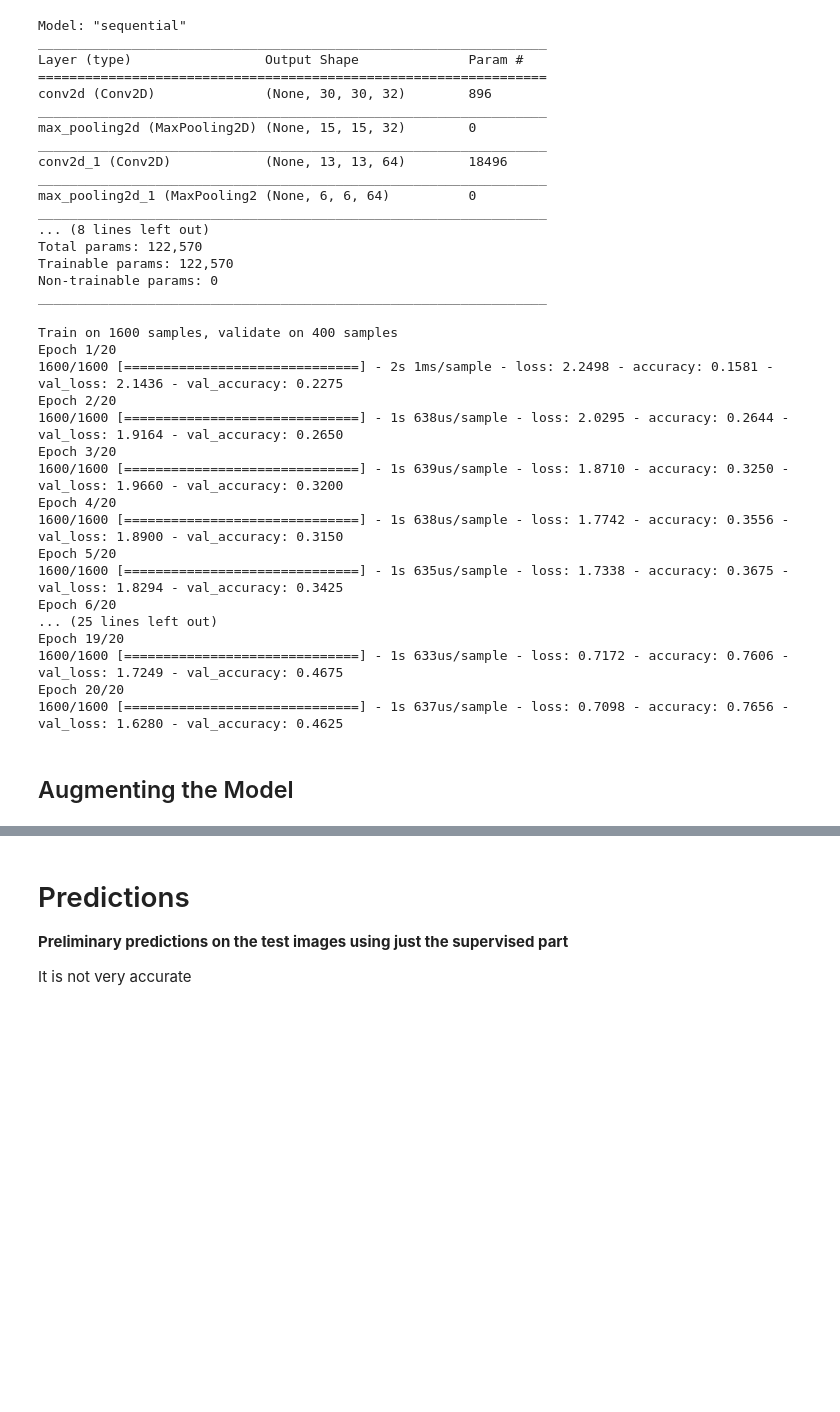
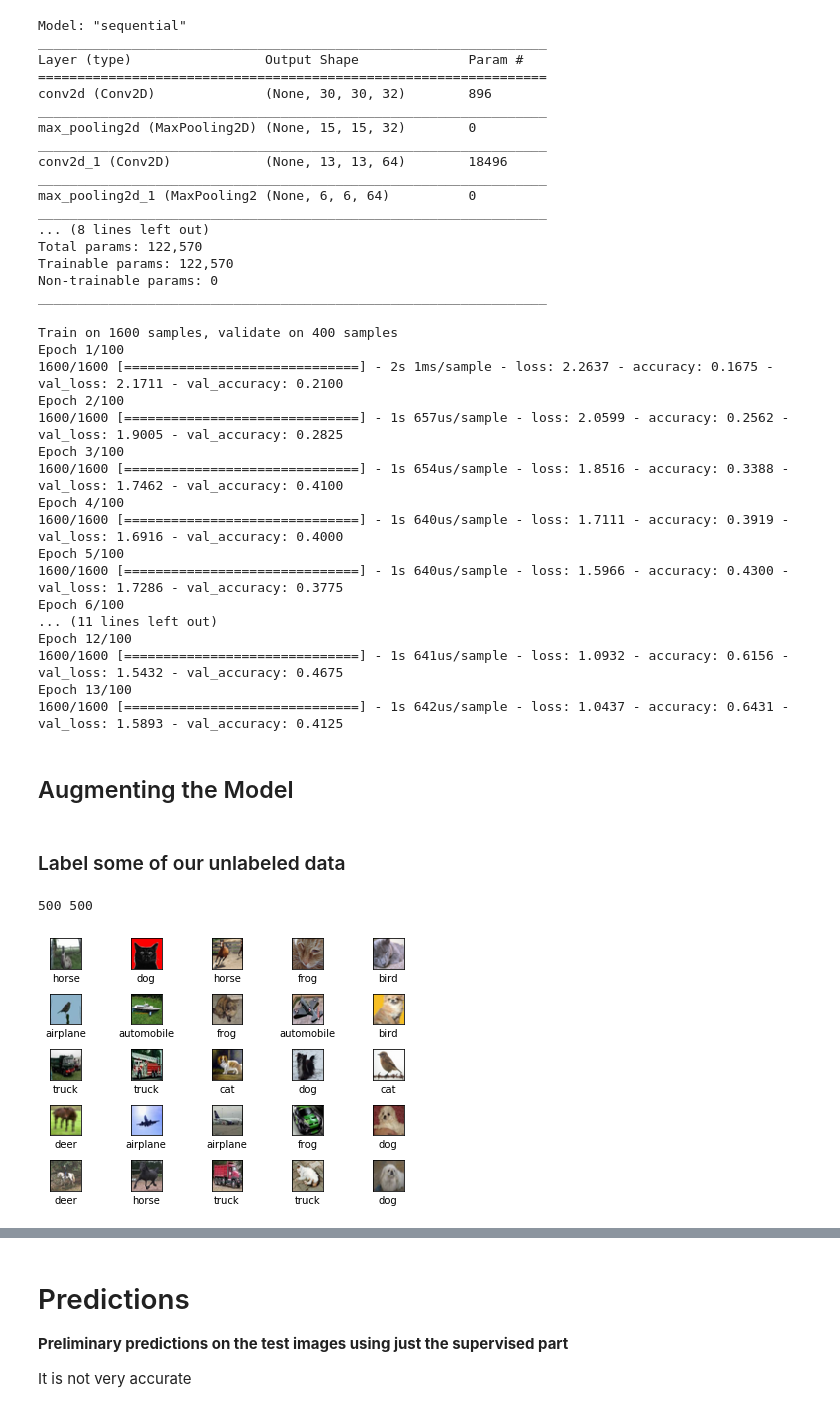
Before and after one commit to ryansun12/CSE142, a Jupyter notebook: Project 3.ipynb, the cells around one changed output, grey strips where cells are left out. Drawn from its saved outputs; the diff is of its cells as text; code cells hidden in the pictures; blank space fills up the shorter version.

```diff
--- a/Project 3.ipynb
+++ b/Project 3.ipynb
@@ -206,30 +197,65 @@ Total params: 122,570
 Trainable params: 122,570
 Non-trainable params: 0
 _________________________________________________________________
+# %%
+#Is this stopping too soon?
+callback1 = tf.keras.callbacks.EarlyStopping(monitor='val_accuracy', patience=4, restore_best_weights=True)
+callback2 = tf.keras.callbacks.EarlyStopping(monitor='val_loss',min_delta=0, patience=3, restore_best_weights=True)
+
+model.compile(optimizer='adam',
+              loss=tf.keras.losses.SparseCategoricalCrossentropy(from_logits=True),
+              metrics=['accuracy'])
 # %%
-model.compile(optimizer='adam',
-              loss=tf.keras.losses.SparseCategoricalCrossentropy(from_logits=True),
-              metrics=['accuracy'])
-
-history = model.fit(train_images, train_labels, epochs=20,
-                    validation_data=(test_images, test_labels))
+history = model.fit(train_images, train_labels, epochs=100,
+                    validation_data=(test_images, test_labels), callbacks=[callback2])
 # %% [output]
 Train on 1600 samples, validate on 400 samples
-Epoch 1/20
-1600/1600 [==============================] - 2s 1ms/sample - loss: 2.2498 - accuracy: 0.1581 - val_loss: 2.1436 - val_accuracy: 0.2275
-Epoch 2/20
-1600/1600 [==============================] - 1s 638us/sample - loss: 2.0295 - accuracy: 0.2644 - val_loss: 1.9164 - val_accuracy: 0.2650
-Epoch 3/20
-1600/1600 [==============================] - 1s 639us/sample - loss: 1.8710 - accuracy: 0.3250 - val_loss: 1.9660 - val_accuracy: 0.3200
-Epoch 4/20
-1600/1600 [==============================] - 1s 638us/sample - loss: 1.7742 - accuracy: 0.3556 - val_loss: 1.8900 - val_accuracy: 0.3150
-Epoch 5/20
-1600/1600 [==============================] - 1s 635us/sample - loss: 1.7338 - accuracy: 0.3675 - val_loss: 1.8294 - val_accuracy: 0.3425
-Epoch 6/20
-... (25 lines left out)
-Epoch 19/20
-1600/1600 [==============================] - 1s 633us/sample - loss: 0.7172 - accuracy: 0.7606 - val_loss: 1.7249 - val_accuracy: 0.4675
-Epoch 20/20
-1600/1600 [==============================] - 1s 637us/sample - loss: 0.7098 - accuracy: 0.7656 - val_loss: 1.6280 - val_accuracy: 0.4625
+Epoch 1/100
+1600/1600 [==============================] - 2s 1ms/sample - loss: 2.2637 - accuracy: 0.1675 - val_loss: 2.1711 - val_accuracy: 0.2100
+Epoch 2/100
+1600/1600 [==============================] - 1s 657us/sample - loss: 2.0599 - accuracy: 0.2562 - val_loss: 1.9005 - val_accuracy: 0.2825
+Epoch 3/100
+1600/1600 [==============================] - 1s 654us/sample - loss: 1.8516 - accuracy: 0.3388 - val_loss: 1.7462 - val_accuracy: 0.4100
+Epoch 4/100
+1600/1600 [==============================] - 1s 640us/sample - loss: 1.7111 - accuracy: 0.3919 - val_loss: 1.6916 - val_accuracy: 0.4000
+Epoch 5/100
+1600/1600 [==============================] - 1s 640us/sample - loss: 1.5966 - accuracy: 0.4300 - val_loss: 1.7286 - val_accuracy: 0.3775
+Epoch 6/100
+... (11 lines left out)
+Epoch 12/100
+1600/1600 [==============================] - 1s 641us/sample - loss: 1.0932 - accuracy: 0.6156 - val_loss: 1.5432 - val_accuracy: 0.4675
+Epoch 13/100
+1600/1600 [==============================] - 1s 642us/sample - loss: 1.0437 - accuracy: 0.6431 - val_loss: 1.5893 - val_accuracy: 0.4125
 # %% [markdown]
 ## Augmenting the Model
+# %% [markdown]
+### Label some of our unlabeled data
+# %%
+new_labels = [];
+new_images = [];
+
+for j,i in enumerate(unlabelled_data.iterrows()):
+    if j < 500:
+        new_images.append(get_image(i[0]))
+#         print(i[0])
+
+
+predictions = model.predict(np.array(new_images))
+for i in predictions:
+    new_labels.append(get_label(i))
+
+print(len(new_images), len(new_labels))
+# %% [output]
+500 500
+# %%
+for i in range(25):
+    plt.subplot(5,5,i+1)
+    plt.xticks([])
+    plt.yticks([])
+    plt.tight_layout()
+    plt.grid(False)
+    plt.imshow(new_images[i])
+    plt.xlabel(new_labels[i])
+plt.show()
+# %% [output]
+[figure, added]
```
Also changed, not shown: parts of 17 cells of this notebook.
